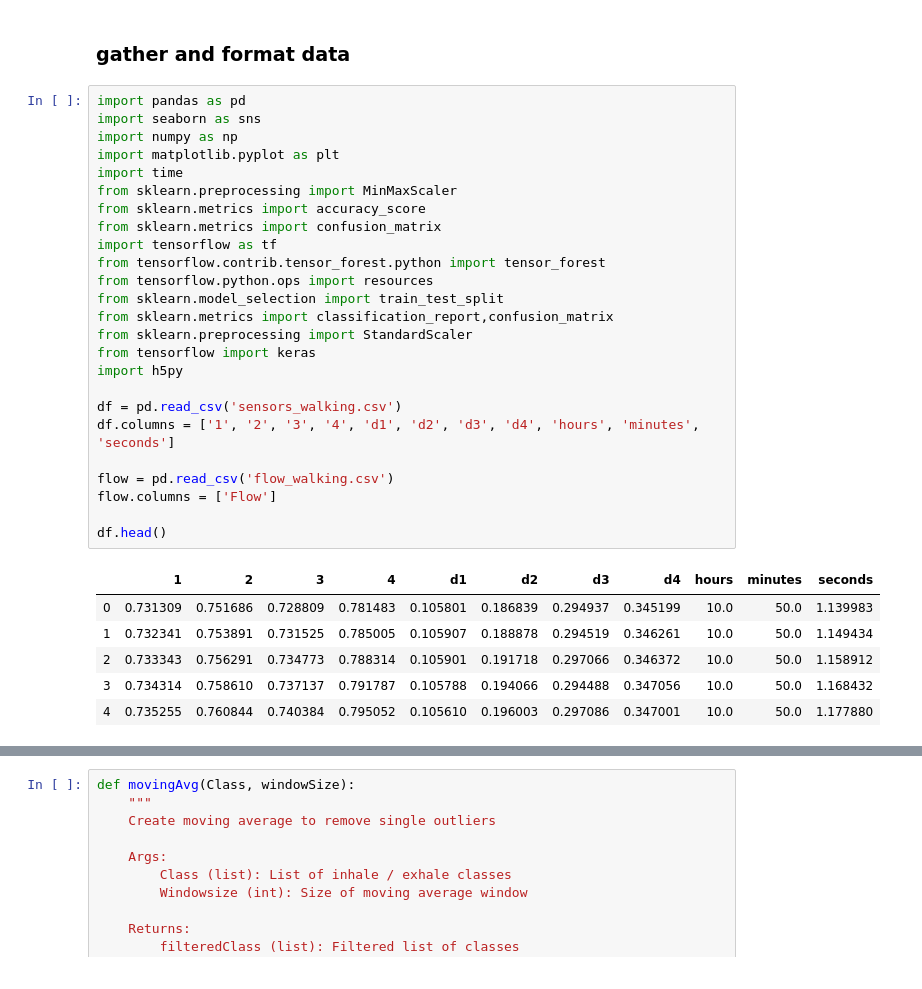
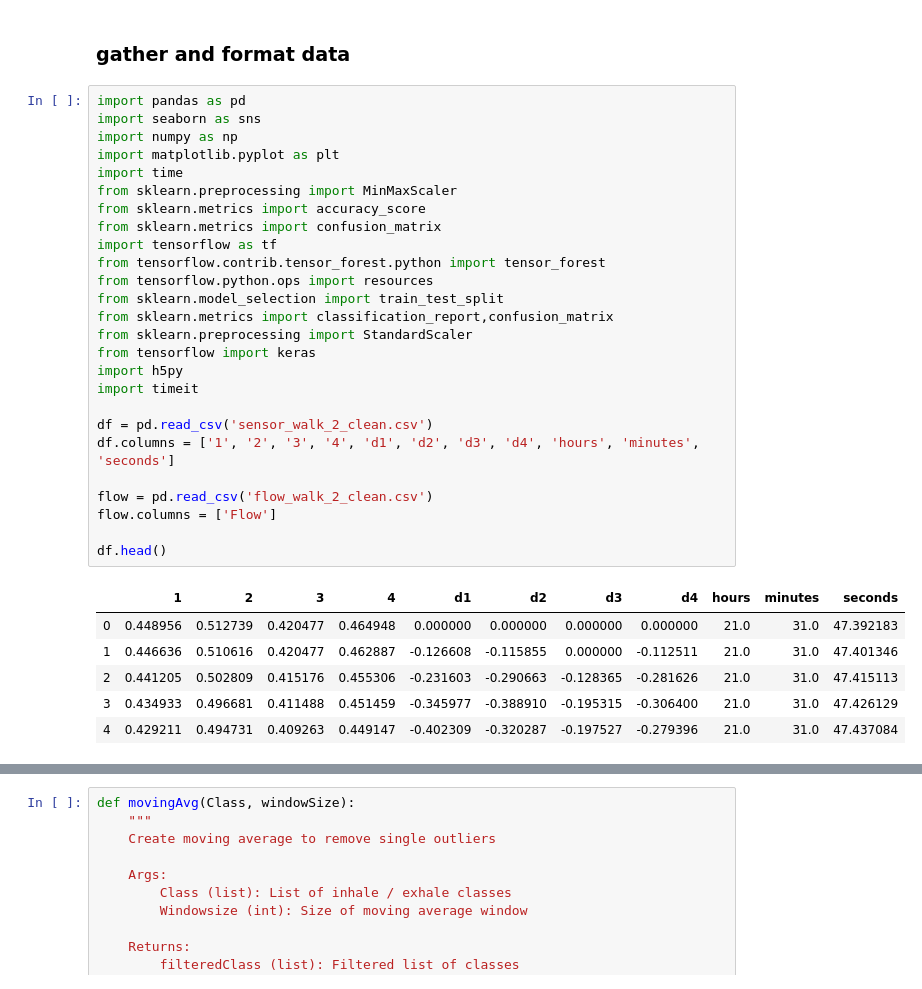
Before and after one commit to msfurr/coral_host, a Jupyter notebook: Jupyter_Notebooks/ModelTraining.ipynb, the cells around one changed output, grey strips where cells are left out. Saved outputs shown, nothing was run; the diff lists cells and outputs as text.

```diff
--- a/Jupyter_Notebooks/ModelTraining.ipynb
+++ b/Jupyter_Notebooks/ModelTraining.ipynb
@@ -3,32 +3,33 @@
 # %%
 import pandas as pd
 import seaborn as sns
 import numpy as np
 import matplotlib.pyplot as plt
 import time
 from sklearn.preprocessing import MinMaxScaler
 from sklearn.metrics import accuracy_score
 from sklearn.metrics import confusion_matrix
 import tensorflow as tf
 from tensorflow.contrib.tensor_forest.python import tensor_forest
 from tensorflow.python.ops import resources
 from sklearn.model_selection import train_test_split
 from sklearn.metrics import classification_report,confusion_matrix
 from sklearn.preprocessing import StandardScaler
 from tensorflow import keras
 import h5py
+import timeit
 
-df = pd.read_csv('sensors_walking.csv')
+df = pd.read_csv('sensor_walk_2_clean.csv')
 df.columns = ['1', '2', '3', '4', 'd1', 'd2', 'd3', 'd4', 'hours', 'minutes', 'seconds']
 
-flow = pd.read_csv('flow_walking.csv')
+flow = pd.read_csv('flow_walk_2_clean.csv')
 flow.columns = ['Flow']
 
 df.head()
 # %% [output]
 |  | 1 | 2 | 3 | 4 | d1 | d2 | d3 | d4 | hours | minutes | seconds |
-| 0 | 0.731309 | 0.751686 | 0.728809 | 0.781483 | 0.105801 | 0.186839 | 0.294937 | 0.345199 | 10.0 | 50.0 | 1.139983 |
-| 1 | 0.732341 | 0.753891 | 0.731525 | 0.785005 | 0.105907 | 0.188878 | 0.294519 | 0.346261 | 10.0 | 50.0 | 1.149434 |
-| 2 | 0.733343 | 0.756291 | 0.734773 | 0.788314 | 0.105901 | 0.191718 | 0.297066 | 0.346372 | 10.0 | 50.0 | 1.158912 |
-| 3 | 0.734314 | 0.758610 | 0.737137 | 0.791787 | 0.105788 | 0.194066 | 0.294488 | 0.347056 | 10.0 | 50.0 | 1.168432 |
-| 4 | 0.735255 | 0.760844 | 0.740384 | 0.795052 | 0.105610 | 0.196003 | 0.297086 | 0.347001 | 10.0 | 50.0 | 1.177880 |
+| 0 | 0.448956 | 0.512739 | 0.420477 | 0.464948 | 0.000000 | 0.000000 | 0.000000 | 0.000000 | 21.0 | 31.0 | 47.392183 |
+| 1 | 0.446636 | 0.510616 | 0.420477 | 0.462887 | -0.126608 | -0.115855 | 0.000000 | -0.112511 | 21.0 | 31.0 | 47.401346 |
+| 2 | 0.441205 | 0.502809 | 0.415176 | 0.455306 | -0.231603 | -0.290663 | -0.128365 | -0.281626 | 21.0 | 31.0 | 47.415113 |
+| 3 | 0.434933 | 0.496681 | 0.411488 | 0.451459 | -0.345977 | -0.388910 | -0.195315 | -0.306400 | 21.0 | 31.0 | 47.426129 |
+| 4 | 0.429211 | 0.494731 | 0.409263 | 0.449147 | -0.402309 | -0.320287 | -0.197527 | -0.279396 | 21.0 | 31.0 | 47.437084 |
```
Also changed, not shown: parts of 35 cells of this notebook, 23 other files.
